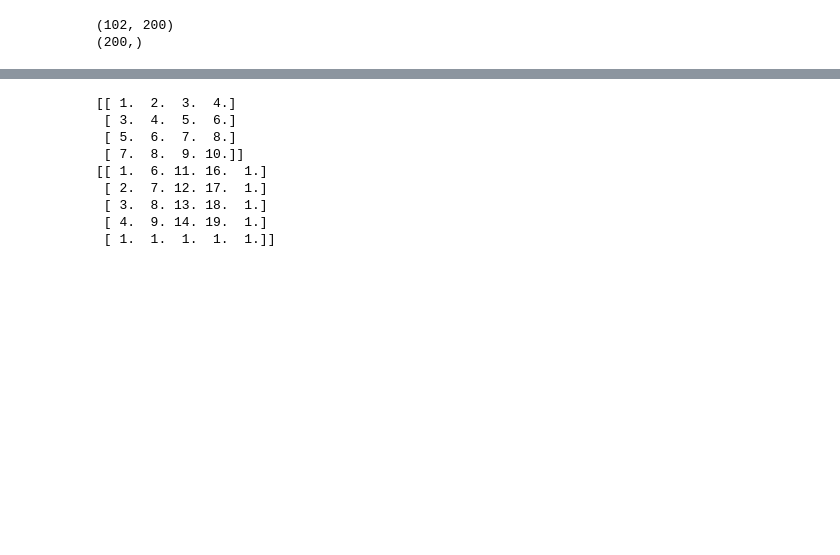
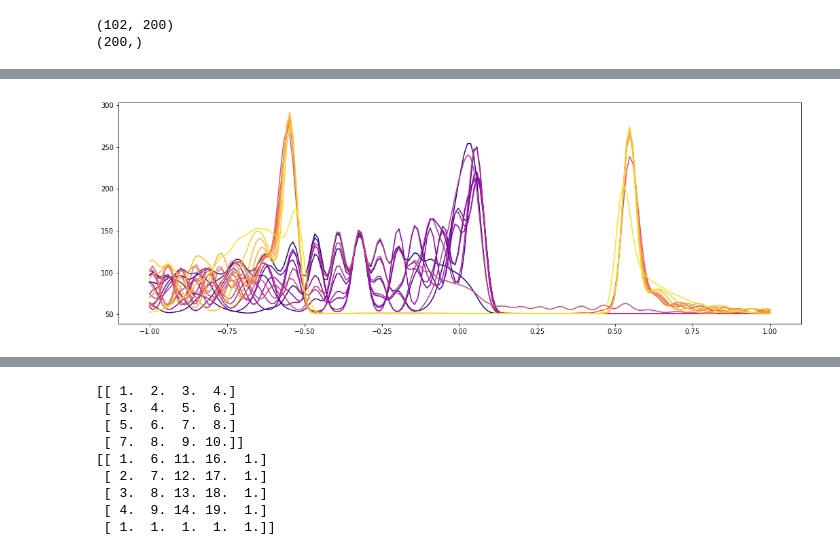
Before and after one commit to martinedyring/FysMat.SpinOrbitJosephsonJunction, a Jupyter notebook: Prosjektoppgave/Notebooks/untitled.ipynb, the cells around one changed output, grey strips where cells are left out. Cells and saved outputs as stored; diff of their text form; code cells hidden in the pictures; blank space fills up the shorter version.

```diff
--- a/Prosjektoppgave/Notebooks/untitled.ipynb
+++ b/Prosjektoppgave/Notebooks/untitled.ipynb
@@ -66,0 +85,13 @@ plot_density_of_states(es, ldos)
+# %%
+fig, ax = plt.subplots(figsize=(18, 6))
+Nx = ldos.shape[0]
+step = 5
+delta_range = 50
+start = max(Nx//2-delta_range, 0)
+stop = min(Nx//2+delta_range, Nx)
+#stop = Nx//2
+for i in range(start, stop, step):
+    ax.plot(es, ldos[i, :], c = cm.plasma(float(i-start)/(stop-start)))
+#ax.set_xlim()
+# %% [output]
+[figure, added]
```
Also changed, not shown: parts of 7 cells of this notebook, 4 other files.
